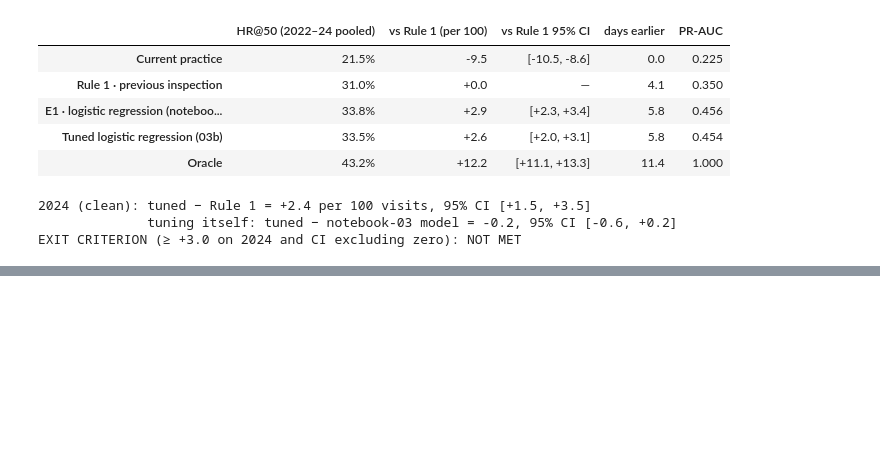
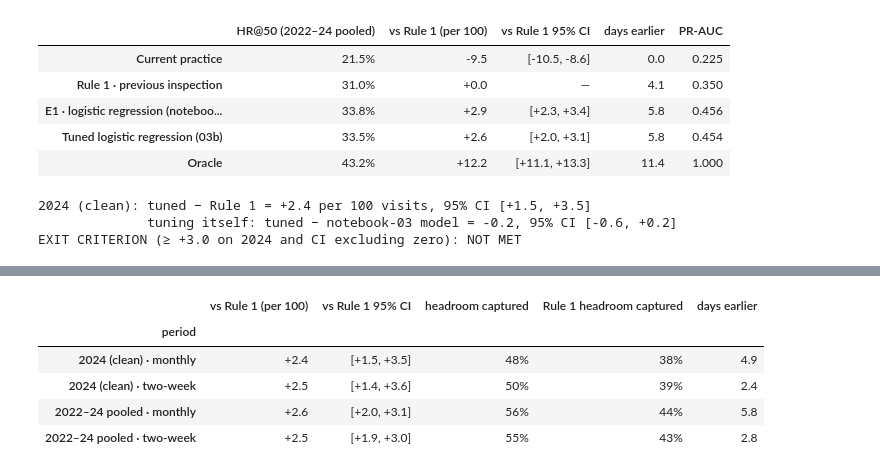
Before and after one commit to linyutian/boston-restaurant-inspections, a Jupyter notebook: notebooks/03b_tuning_round.ipynb, the cells around one changed output, grey strips where cells are left out. Drawn from its saved outputs; the diff is of its cells as text; code cells hidden in the pictures; blank space fills up the shorter version.

```diff
--- a/notebooks/03b_tuning_round.ipynb
+++ b/notebooks/03b_tuning_round.ipynb
@@ -631,0 +710,13 @@ EXIT CRITERION (≥ +3.0 on 2024 and CI excluding zero): NOT MET
+# %%
+summary = replay_table[replay_table.index.str.startswith('Model (b)')].set_index('period')[
+    ['vs Rule 1 (per 100)', 'vs Rule 1 95% CI', 'headroom captured', 'days earlier']]
+r1_head = replay_table[replay_table.index.str.startswith('Rule 1')].set_index('period')['headroom captured']
+summary.insert(3, 'Rule 1 headroom captured', r1_head)
+summary.style.format({'vs Rule 1 (per 100)': '{:+.1f}', 'headroom captured': '{:.0%}', 'Rule 1 headroom captured': '{:.0%}', 'days earlier': '{:.1f}'})
+# %% [output]
+|  | vs Rule 1 (per 100) | vs Rule 1 95% CI | headroom captured | Rule 1 headroom captured | days earlier |
+| period |  |  |  |  |  |
+| 2024 (clean) · monthly | +2.4 | [+1.5, +3.5] | 48% | 38% | 4.9 |
+| 2024 (clean) · two-week | +2.5 | [+1.4, +3.6] | 50% | 39% | 2.4 |
+| 2022–24 pooled · monthly | +2.6 | [+2.0, +3.1] | 56% | 44% | 5.8 |
+| 2022–24 pooled · two-week | +2.5 | [+1.9, +3.0] | 55% | 43% | 2.8 |
```
Also changed, not shown: parts of 9 cells of this notebook, 3 other files.
